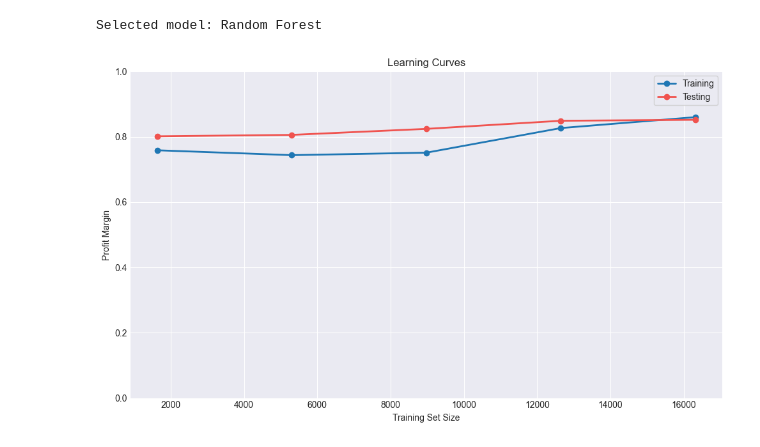
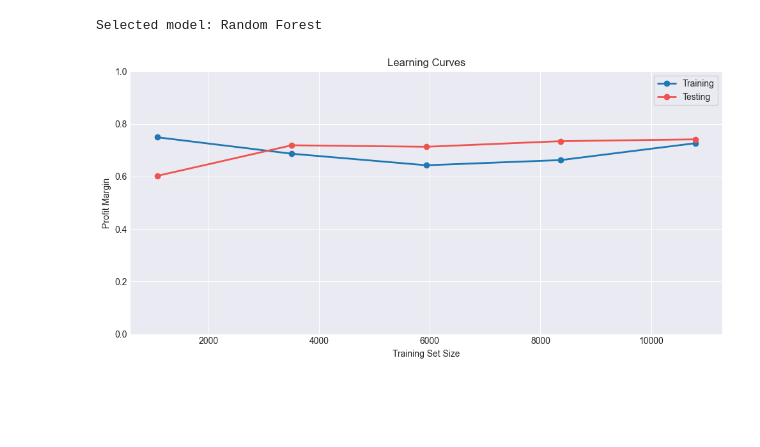
Before and after one commit to vanesterik/mads-telemarketing-assigment, a Jupyter notebook: notebooks/2.0-kve-predictive-modelling.ipynb, the cells around one changed output. Drawn from its saved outputs; the diff is of its cells as text; code cells hidden in the pictures; blank space fills up the shorter version.

```diff
--- a/notebooks/2.0-kve-predictive-modelling.ipynb
+++ b/notebooks/2.0-kve-predictive-modelling.ipynb
@@ -106,8 +103,8 @@ X_resampled shape: (20394, 69), y_resampled shape: (20394,)
 # %%
 # Split the data into training and testing sets
 X_train, X_test, y_train, y_test = train_test_split(
-    X_resampled,
-    y_resampled,
+    X,
+    y,
     random_state=random_state,
     test_size=0.2,  # 20% of the data for testing
 )
@@ -305,8 +311,8 @@ for name, y_prob in y_probs.items():
     metrics[name] = calculate_profit_thresholds(
         y_train,
         y_prob,
-        cost_per_call=11,
-        revenue_per_success=200,
+        cost_per_call=100,
+        revenue_per_success=400,
     )
 # %%
 _, axes = plt.subplots(3, 2, figsize=(10, 15))
@@ -366,40 +375,40 @@ Selected model: Random Forest
 # %%
 train_sizes, train_scores, test_scores = learning_curve(
     selected_model,
-    X_resampled,
-    y_resampled,
+    X,
+    y,
     cv=StratifiedKFold(n_splits=5, shuffle=True, random_state=random_state),
     n_jobs=-1,
     random_state=random_state,
     scoring=maximum_profit_scorer,
 )
 # %%
-plt.figure(figsize=(10, 6))
+plt.figure(figsize=(10, 5))
 plt.plot(
     train_sizes,
     train_scores.mean(axis=1),
     color=HONOLULU_BLUE,
     label="Training",
     linewidth=2,
     marker="o",
 )
 plt.plot(
     train_sizes,
     test_scores.mean(axis=1),
     color=IMPERIAL_RED,
     label="Testing",
     linewidth=2,
     marker="o",
 )
 plt.xlabel("Training Set Size")
 plt.ylabel("Profit Margin")
 plt.ylim(0, 1)
 plt.title("Learning Curves")
 plt.legend(frameon=True)
 plt.tight_layout()
 plt.show()
 # %% [output]
-[figure, old version]
+[figure, new version]
 # %%
 # Fit the selected model on the balanced training data
 selected_model.fit(X_train, y_train)
```
Also changed, not shown: parts of 13 cells of this notebook, 15 other files.
